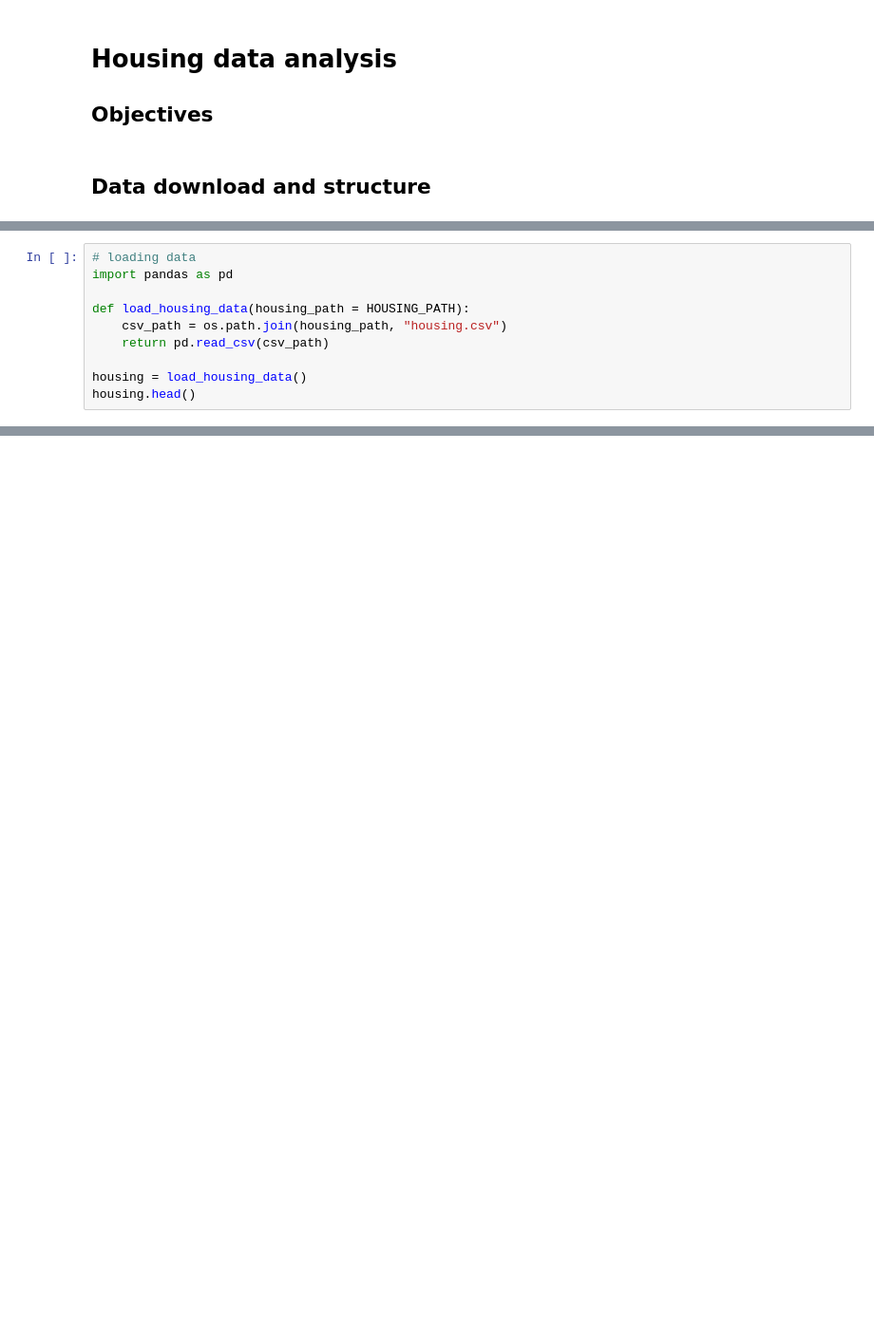
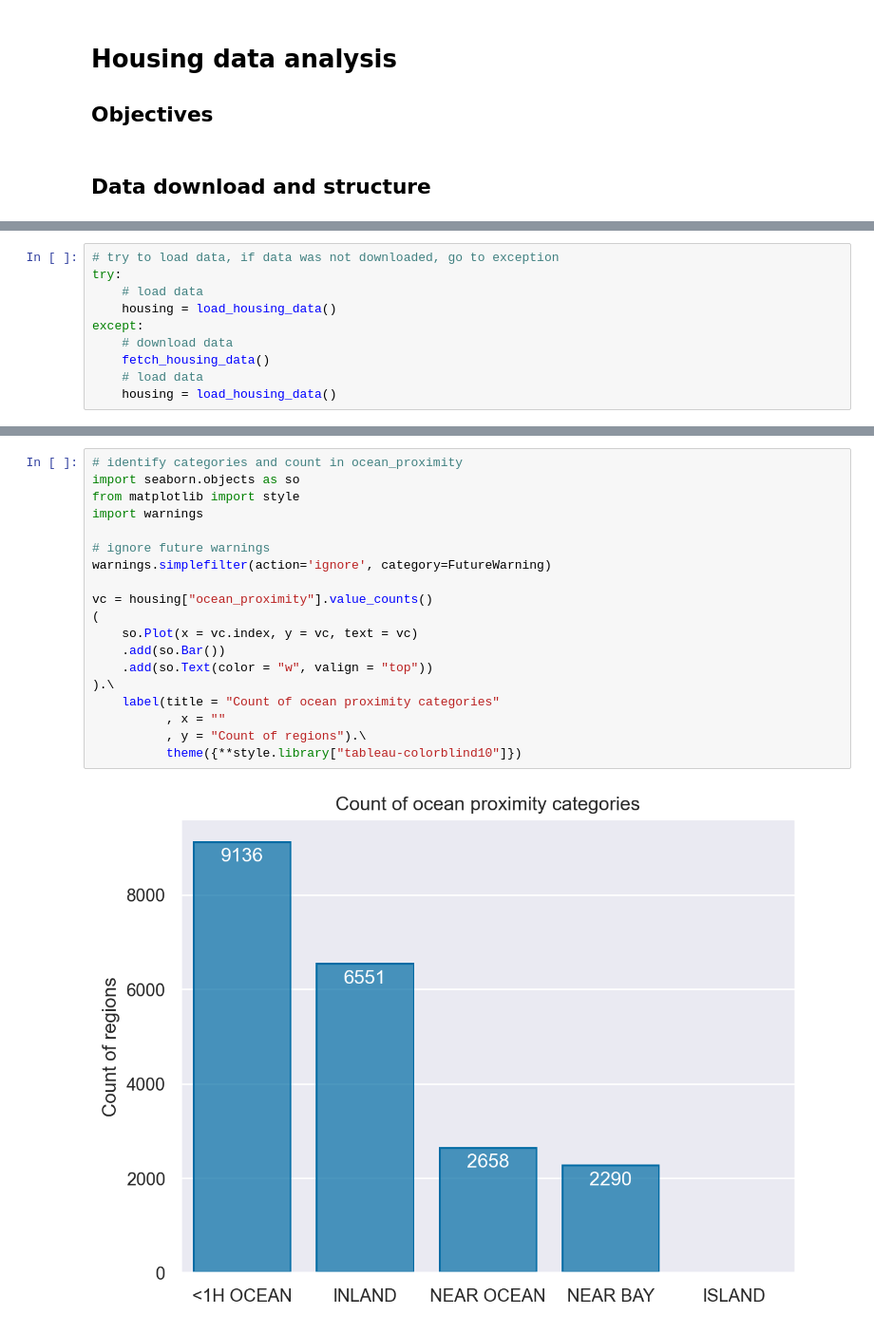
Before and after one commit to biamouras/homl_ex, a Jupyter notebook: Housing.ipynb, the cells around one changed output, grey strips where cells are left out. Shown: that part at 95% size. Drawn from its saved outputs; the diff is of its cells as text; blank space fills up the shorter version.

```diff
--- a/Housing.ipynb
+++ b/Housing.ipynb
@@ -28,10 +53,10 @@ fetch_housing_data()
 # %%
-# loading data
-import pandas as pd
-
-def load_housing_data(housing_path = HOUSING_PATH):
-    csv_path = os.path.join(housing_path, "housing.csv")
-    return pd.read_csv(csv_path)
-
-housing = load_housing_data()
-housing.head()
+# try to load data, if data was not downloaded, go to exception
+try:
+    # load data
+    housing = load_housing_data()
+except:
+    # download data
+    fetch_housing_data()
+    # load data
+    housing = load_housing_data()
@@ -65,0 +89,21 @@ memory usage: 1.6+ MB
+# %%
+# identify categories and count in ocean_proximity
+import seaborn.objects as so
+from matplotlib import style
+import warnings
+
+# ignore future warnings
+warnings.simplefilter(action='ignore', category=FutureWarning)
+
+vc = housing["ocean_proximity"].value_counts()
+(
+    so.Plot(x = vc.index, y = vc, text = vc)
+    .add(so.Bar())
+    .add(so.Text(color = "w", valign = "top"))
+).\
+    label(title = "Count of ocean proximity categories"
+          , x = ""
+          , y = "Count of regions").\
+          theme({**style.library["tableau-colorblind10"]})
+# %% [output]
+[figure, added]
```
Also changed, not shown: parts of 12 cells of this notebook.
